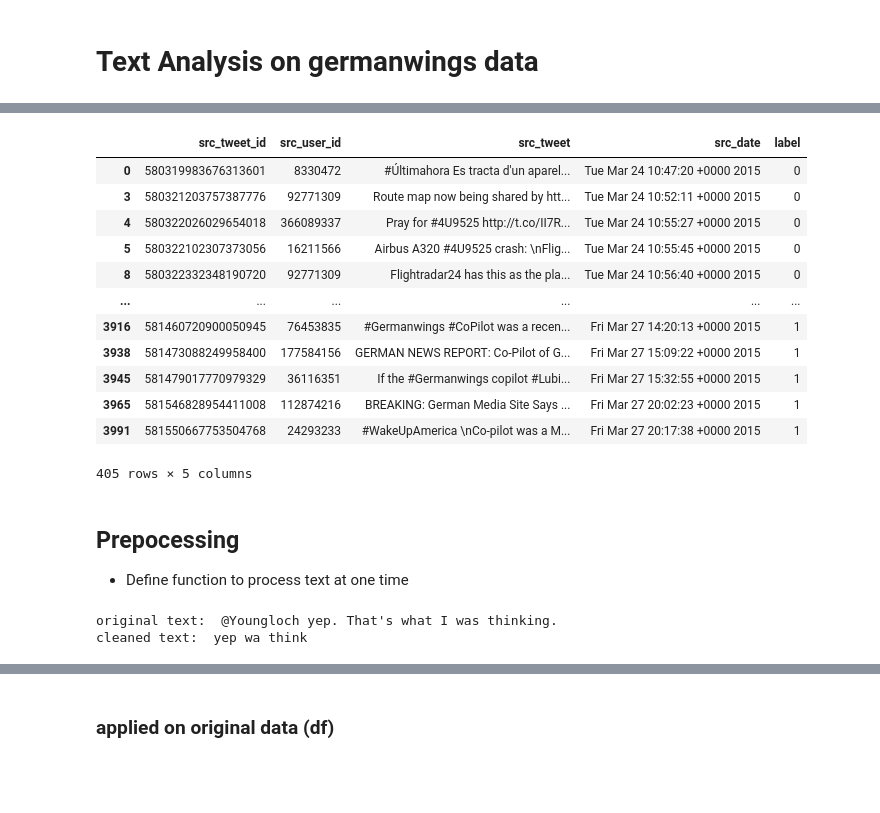
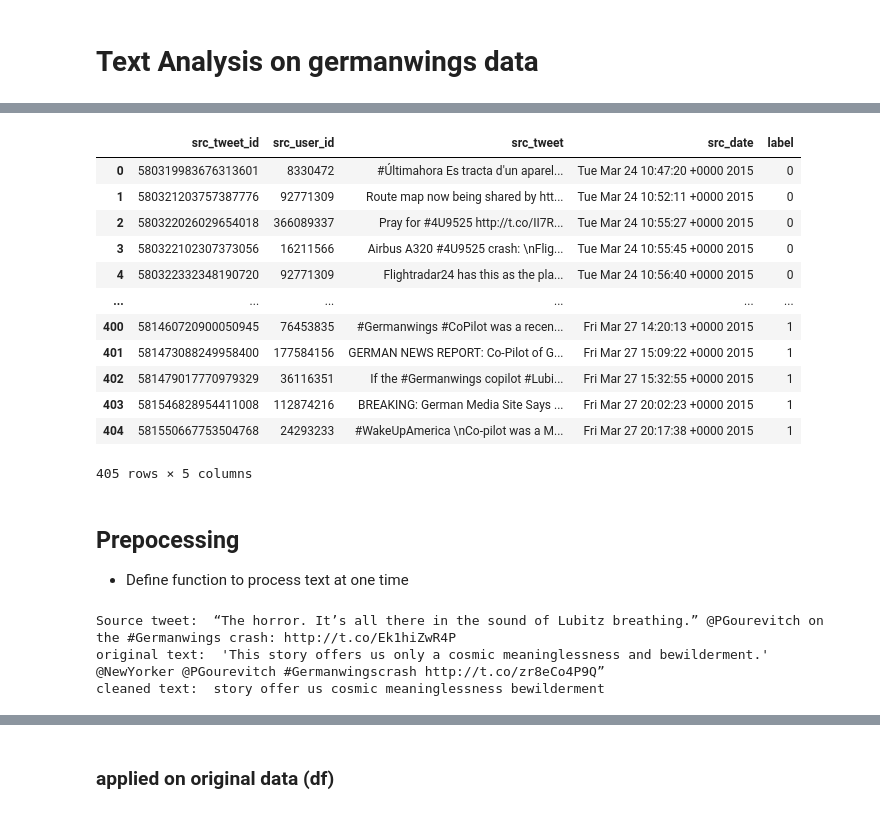
Before and after one commit to yuchen74/BeforeThesis, a Jupyter notebook: germanwings/3 Text Analysis-germanwings.ipynb, the cells around one changed output, grey strips where cells are left out. Cells and saved outputs as stored; diff of their text form; code cells hidden in the pictures; blank space fills up the shorter version.

Commit message:
text preprocessing _emotion

```diff
--- a/germanwings/3 Text Analysis-germanwings.ipynb
+++ b/germanwings/3 Text Analysis-germanwings.ipynb
@@ -13,20 +36,21 @@ df.reply_tweet = df.reply_tweet.replace(np.nan,"")
 # %%
 src_tw_df = df.iloc[:,[0,1,2,3,8]].copy()
 src_tw_df = src_tw_df.drop_duplicates()
+src_tw_df.reset_index(drop=True,inplace=True)
 src_tw_df
 # %% [output]
 |  | src_tweet_id | src_user_id | src_tweet | src_date | label |
 | 0 | 580319983676313601 | 8330472 | #Últimahora Es tracta d'un aparel... | Tue Mar 24 10:47:20 +0000 2015 | 0 |
-| 3 | 580321203757387776 | 92771309 | Route map now being shared by htt... | Tue Mar 24 10:52:11 +0000 2015 | 0 |
-| 4 | 580322026029654018 | 366089337 | Pray for #4U9525 http://t.co/II7R... | Tue Mar 24 10:55:27 +0000 2015 | 0 |
-| 5 | 580322102307373056 | 16211566 | Airbus A320 #4U9525 crash: \nFlig... | Tue Mar 24 10:55:45 +0000 2015 | 0 |
-| 8 | 580322332348190720 | 92771309 | Flightradar24 has this as the pla... | Tue Mar 24 10:56:40 +0000 2015 | 0 |
+| 1 | 580321203757387776 | 92771309 | Route map now being shared by htt... | Tue Mar 24 10:52:11 +0000 2015 | 0 |
+| 2 | 580322026029654018 | 366089337 | Pray for #4U9525 http://t.co/II7R... | Tue Mar 24 10:55:27 +0000 2015 | 0 |
+| 3 | 580322102307373056 | 16211566 | Airbus A320 #4U9525 crash: \nFlig... | Tue Mar 24 10:55:45 +0000 2015 | 0 |
+| 4 | 580322332348190720 | 92771309 | Flightradar24 has this as the pla... | Tue Mar 24 10:56:40 +0000 2015 | 0 |
 | ... | ... | ... | ... | ... | ... |
-| 3916 | 581460720900050945 | 76453835 | #Germanwings #CoPilot was a recen... | Fri Mar 27 14:20:13 +0000 2015 | 1 |
-| 3938 | 581473088249958400 | 177584156 | GERMAN NEWS REPORT: Co-Pilot of G... | Fri Mar 27 15:09:22 +0000 2015 | 1 |
-| 3945 | 581479017770979329 | 36116351 | If the #Germanwings copilot #Lubi... | Fri Mar 27 15:32:55 +0000 2015 | 1 |
-| 3965 | 581546828954411008 | 112874216 | BREAKING: German Media Site Says ... | Fri Mar 27 20:02:23 +0000 2015 | 1 |
-| 3991 | 581550667753504768 | 24293233 | #WakeUpAmerica \nCo-pilot was a M... | Fri Mar 27 20:17:38 +0000 2015 | 1 |
+| 400 | 581460720900050945 | 76453835 | #Germanwings #CoPilot was a recen... | Fri Mar 27 14:20:13 +0000 2015 | 1 |
+| 401 | 581473088249958400 | 177584156 | GERMAN NEWS REPORT: Co-Pilot of G... | Fri Mar 27 15:09:22 +0000 2015 | 1 |
+| 402 | 581479017770979329 | 36116351 | If the #Germanwings copilot #Lubi... | Fri Mar 27 15:32:55 +0000 2015 | 1 |
+| 403 | 581546828954411008 | 112874216 | BREAKING: German Media Site Says ... | Fri Mar 27 20:02:23 +0000 2015 | 1 |
+| 404 | 581550667753504768 | 24293233 | #WakeUpAmerica \nCo-pilot was a M... | Fri Mar 27 20:17:38 +0000 2015 | 1 |
 405 rows × 5 columns
 # %% [markdown]
 ## Prepocessing
@@ -70,8 +138,10 @@ def textprocessing(text):
 
     return text
 # %%
-print("original text: ", df.reply_tweet.iloc[20])
-print("cleaned text: ", textprocessing(df.reply_tweet.iloc[20]))
+print("Source tweet: ", df.src_tweet.iloc[1714])
+print("original text: ", df.reply_tweet.iloc[1714])
+print("cleaned text: ", textprocessing(df.reply_tweet.iloc[1714]))
 # %% [output]
-original text:  @Youngloch yep. That's what I was thinking.
-cleaned text:  yep wa think
+Source tweet:  “The horror. It’s all there in the sound of Lubitz breathing.” @PGourevitch on the #Germanwings crash: http://t.co/Ek1hiZwR4P
+original text:  'This story offers us only a cosmic meaninglessness and bewilderment.' @NewYorker @PGourevitch #Germanwingscrash http://t.co/zr8eCo4P9Q”
+cleaned text:  story offer us cosmic meaninglessness bewilderment
```
Also changed, not shown: parts of 46 cells of this notebook, 13 other files.
